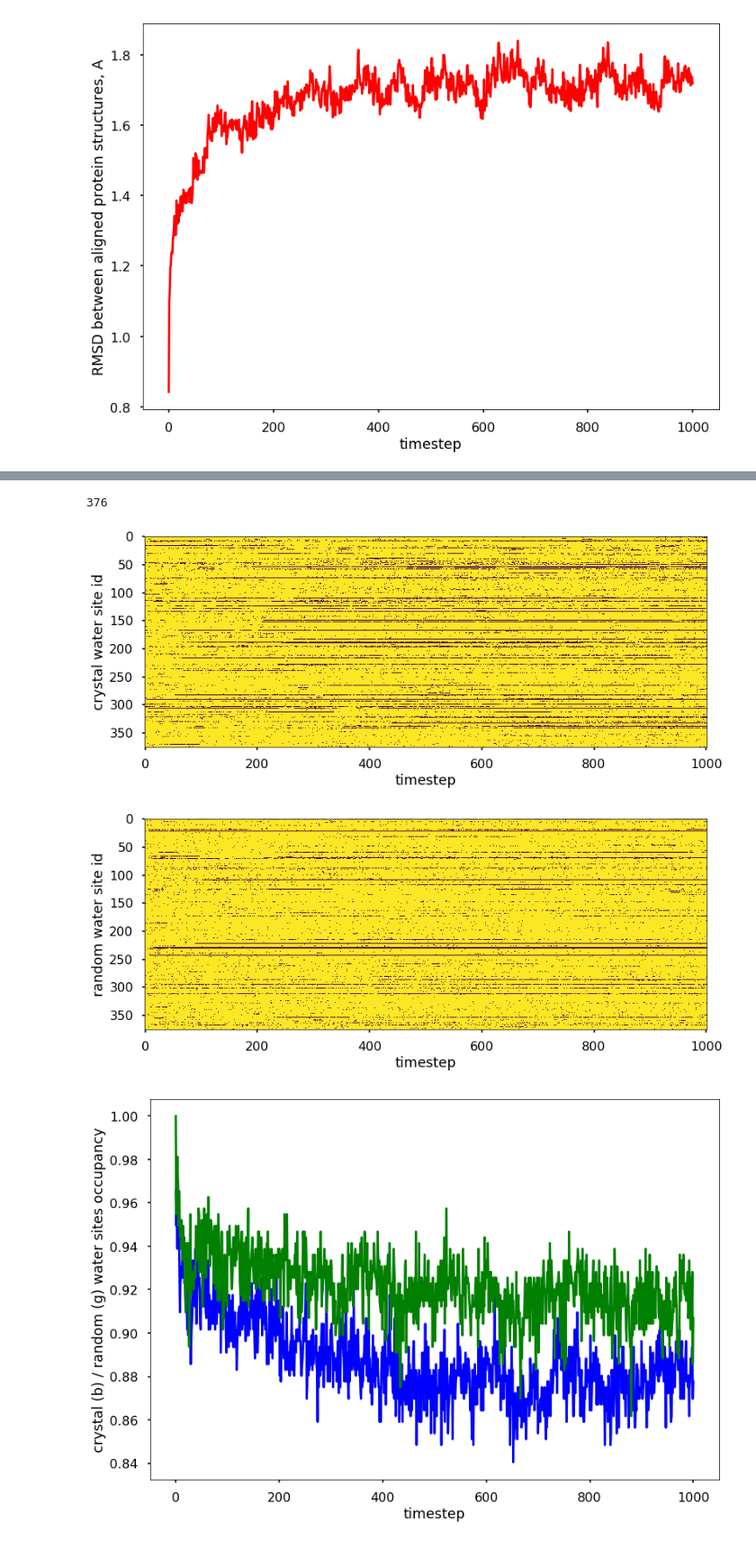
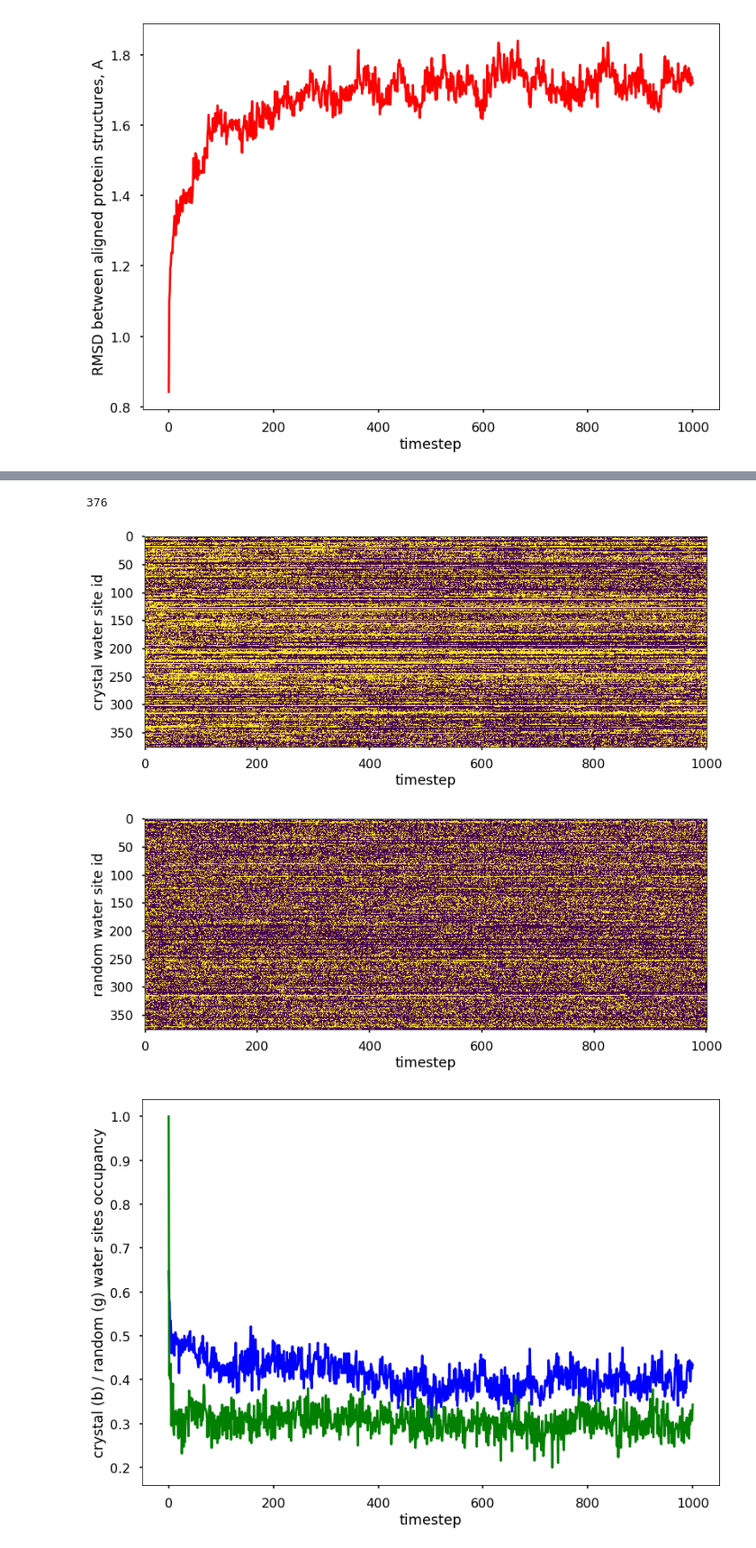
Before and after one commit to klyshko/EFX-project, a Jupyter notebook: crystal_water.ipynb, the cells around one changed output, grey strips where cells are left out. Shown at 90% size. Drawn from its saved outputs; the diff is of its cells as text; code cells hidden in the pictures.

Commit message:
Changed the way to estimate average occupancy

```diff
--- a/crystal_water.ipynb
+++ b/crystal_water.ipynb
@@ -51,2 +11,0 @@ array([[21.189999  , 12.57      , -2.9699998 ],
-# %%
-crystal_water_coordinates = water_coords - np.array([0.0, 4.23, 0.0])
@@ -77,0 +18,7 @@ import numpy as np
+# %%
+u_emin.trajectory[0]
+crystal_waters_atomgroup = u2.select_atoms('resname LLLLL')
+box = [65.3, 39.45, 39.01,  90., 117.54004,  90.]
+d = distance_array(crystal_waters.positions, u2.select_atoms('resname SOL and name OW').positions, box=box, result=None, backend='OpenMP')
+d.shape
+print(crystal_waters_atomgroup.n_atoms)
@@ -78,3 +27,7 @@ import numpy as np
+# %%
+
+
+d = distance_array(crystal_water_coordinates.reshape((-1, 3)), oxygens.positions, box=box, result=None, backend='OpenMP')
 # %%
 crystal_waters_atomgroup = u2.select_atoms('resname LLLLL')
 for i, coord in enumerate(crystal_water_coordinates):
@@ -276,7 +208,7 @@ crystal_coords.shape
 # %% [output]
 (376, 3)
 # %%
-u_berendsen = md.Universe('../Rama-Crystal-1/NPT/BerendsenRun/Berendsen.gro','../Rama-Crystal-1/NPT/BerendsenRun/traj_whole_nojump_center_compact.xtc.xtc')
+u_berendsen = md.Universe('../Rama-Crystal-1/NPT/BerendsenRun/Berendsen.gro','../Rama-Crystal-1/NPT/BerendsenRun/traj_whole_nojump_center_compact.xtc')
 # %%
 protein_u1 = u1.select_atoms('protein')
 # %%
@@ -320,7 +365,7 @@ u1 = md.Universe('../Rama-Crystal-1/NPT/simfiles/init.gro')
 protein_u1 = u1.select_atoms('protein')
 crystal_waters = u1.select_atoms('resname HOH and name OW')
 
-cutoff = 2.5
+cutoff = 1.3
 
 occupancy = np.zeros((1001, 376))
 
@@ -344,38 +389,39 @@ for ts in u_berendsen.trajectory:
     crystal_waters.positions = crystal_waters0.positions
     crystal_waters.atoms.translate(-protein_u0.atoms.center_of_mass())
     crystal_waters.atoms.rotate(R)
     crystal_waters.atoms.translate(protein_berendsen.atoms.center_of_mass())
 
     box = ts.dimensions
     d = distance_array(crystal_waters.positions, oxygens.positions, box=box, result=None, backend='OpenMP')
     mindist = np.min(d, axis=1)
     occupancy[counter] = mindist
-    #print(d.shape, mindist.shape)
-    random_d = distance_array(fixed_random_coords.reshape((-1, 3)), oxygens.positions, box=box, result=None, backend='OpenMP')
+    random_d = distance_array(fixed_random_coords, oxygens.positions, box=box, result=None, backend='OpenMP')
     random_mindist = np.min(random_d, axis=1)
     random_occupancy[counter] = random_mindist
-    #print(random_d.shape, random_mindist.shape)
 
     counter += 1
+
+percent = np.sum(occupancy < cutoff, axis = 1) / 376.
+random_percent = np.sum(random_occupancy < cutoff, axis = 1) / 376.
+
+
 
 plt.imshow(occupancy.T < cutoff)
 plt.xlabel('timestep')
 plt.ylabel('crystal water site id')
 plt.show()
 
 plt.imshow(random_occupancy.T < cutoff)
 plt.xlabel('timestep')
 plt.ylabel('random water site id')
 plt.show()
 
-percent = np.sum(occupancy < cutoff, axis = 1) / 376.
-random_percent = np.sum(random_occupancy < cutoff, axis = 1) / 376.
 plt.plot(percent, 'b-', random_percent, 'g-')
 plt.xlabel('timestep')
 plt.ylabel('crystal (b) / random (g) water sites occupancy')
 plt.show()
 # %% [output]
 376
-[figure, old version]
+[figure, new version]
-[figure, old version]
+[figure, new version]
-[figure, old version]
+[figure, new version]
```
Also changed, not shown: parts of 18 cells of this notebook.
